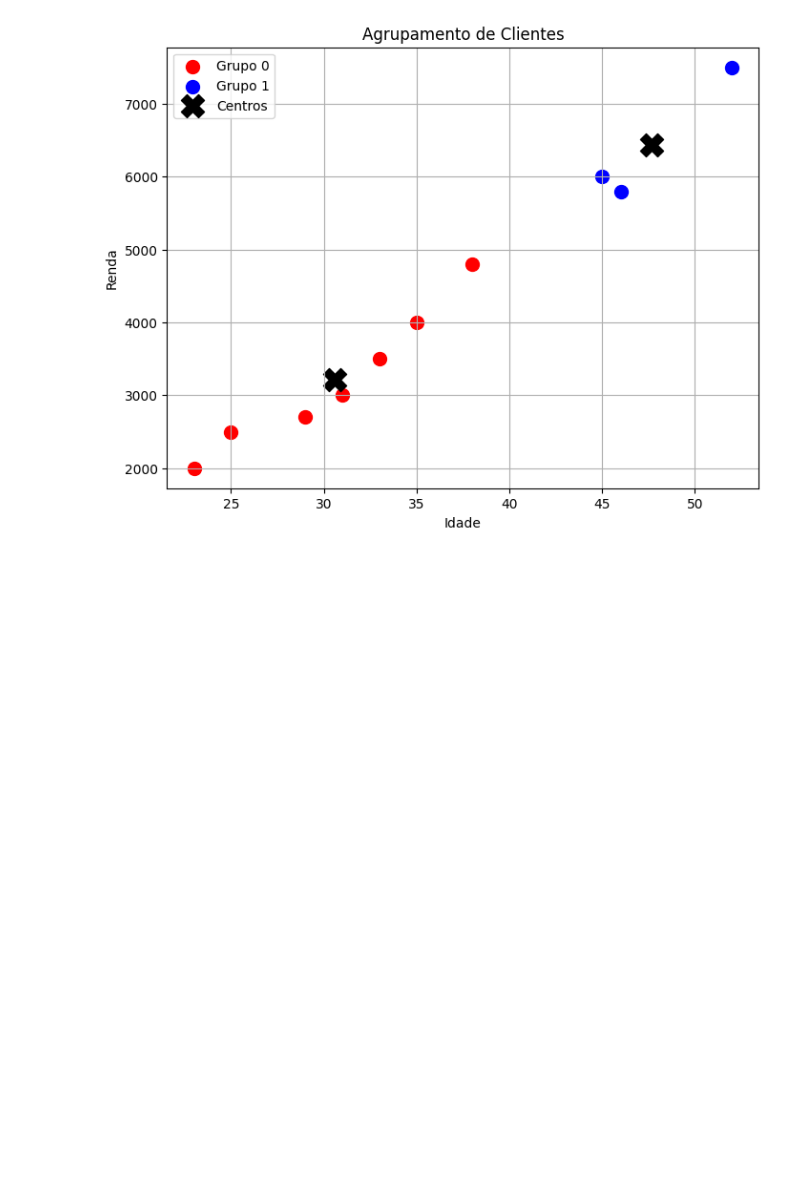
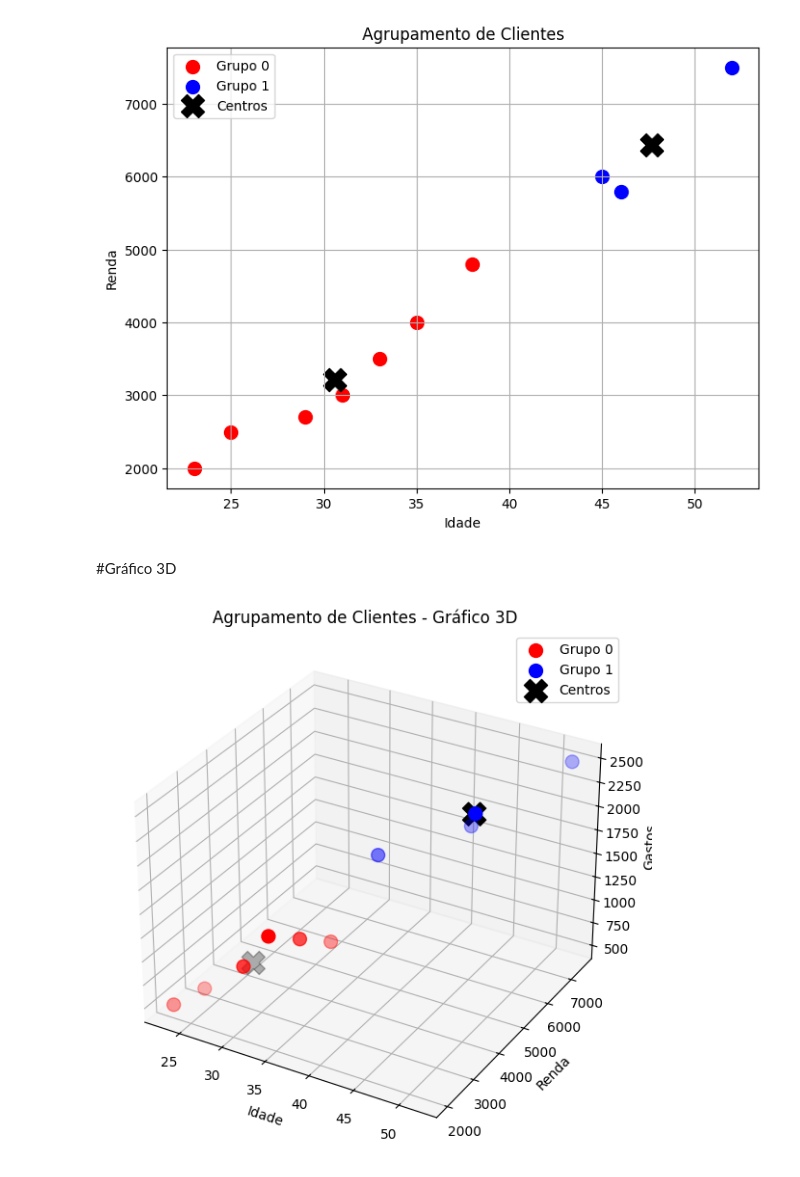
Before and after one commit to wesleyorrr/AND_AL_ONE, a Jupyter notebook: Analise_dados0.ipynb, the cells around one changed output. Drawn from its saved outputs; the diff is of its cells as text; code cells hidden in the pictures; blank space fills up the shorter version.

```diff
--- a/Analise_dados0.ipynb
+++ b/Analise_dados0.ipynb
@@ -657,3 +657,46 @@ plt.grid(True)
 plt.show()
 # %% [output]
 [figure]
+# %% [markdown]
+#Gráfico 3D
+# %%
+import pandas as pd
+import matplotlib.pyplot as plt
+from mpl_toolkits.mplot3d import Axes3D
+from sklearn.cluster import KMeans
+
+# Dados simulados com 3 variáveis
+dados = {
+    'idade': [23, 25, 31, 35, 45, 52, 46, 38, 29, 33],
+    'renda': [2000, 2500, 3000, 4000, 6000, 7500, 5800, 4800, 2700, 3500],
+    'gastos': [500, 600, 1200, 1000, 2000, 2500, 2200, 1800, 900, 1100]
+}
+
+df = pd.DataFrame(dados)
+
+# Modelo com 2 clusters
+modelo = KMeans(n_clusters=2, random_state=42)
+df['grupo'] = modelo.fit_predict(df[['idade', 'renda', 'gastos']])
+
+# Gráfico 3D
+fig = plt.figure(figsize=(10, 7))
+ax = fig.add_subplot(111, projection='3d')
+
+cores = ['red', 'blue']
+for grupo in df['grupo'].unique():
+    grupo_dados = df[df['grupo'] == grupo]
+    ax.scatter(grupo_dados['idade'], grupo_dados['renda'], grupo_dados['gastos'],
+               label=f'Grupo {grupo}', color=cores[grupo], s=100)
+
+# Centros dos clusters
+centros = modelo.cluster_centers_
+ax.scatter(centros[:,0], centros[:,1], centros[:,2], s=300, c='black', marker='X', label='Centros')
+
+ax.set_xlabel("Idade")
+ax.set_ylabel("Renda")
+ax.set_zlabel("Gastos")
+ax.set_title("Agrupamento de Clientes - Gráfico 3D")
+ax.legend()
+plt.show()
+# %% [output]
+[figure, added]
```
